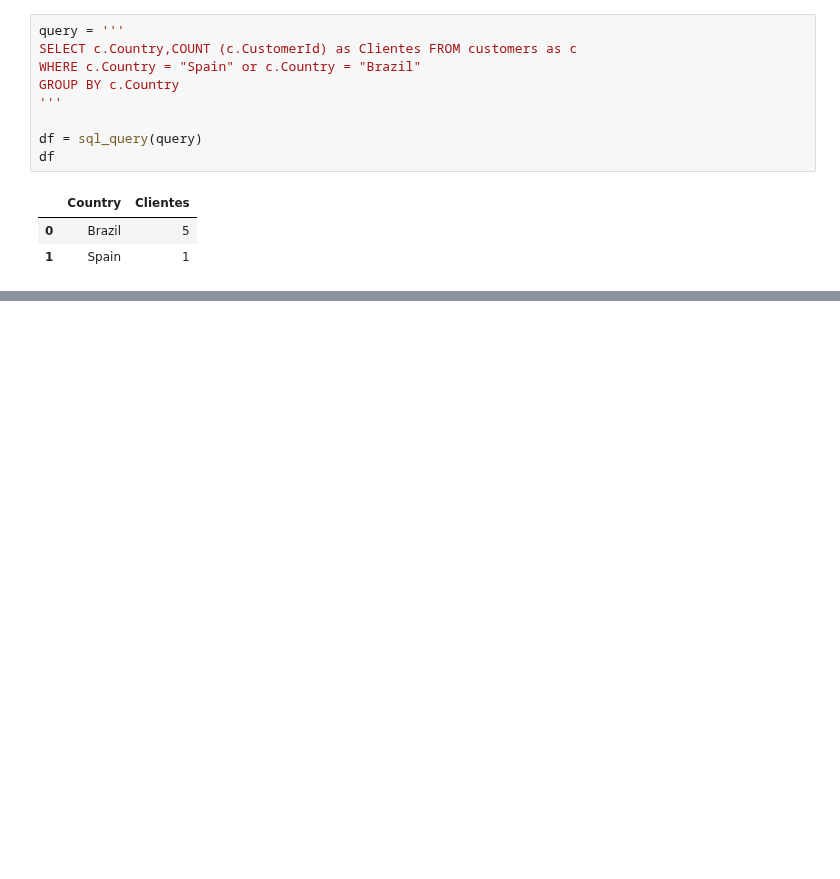
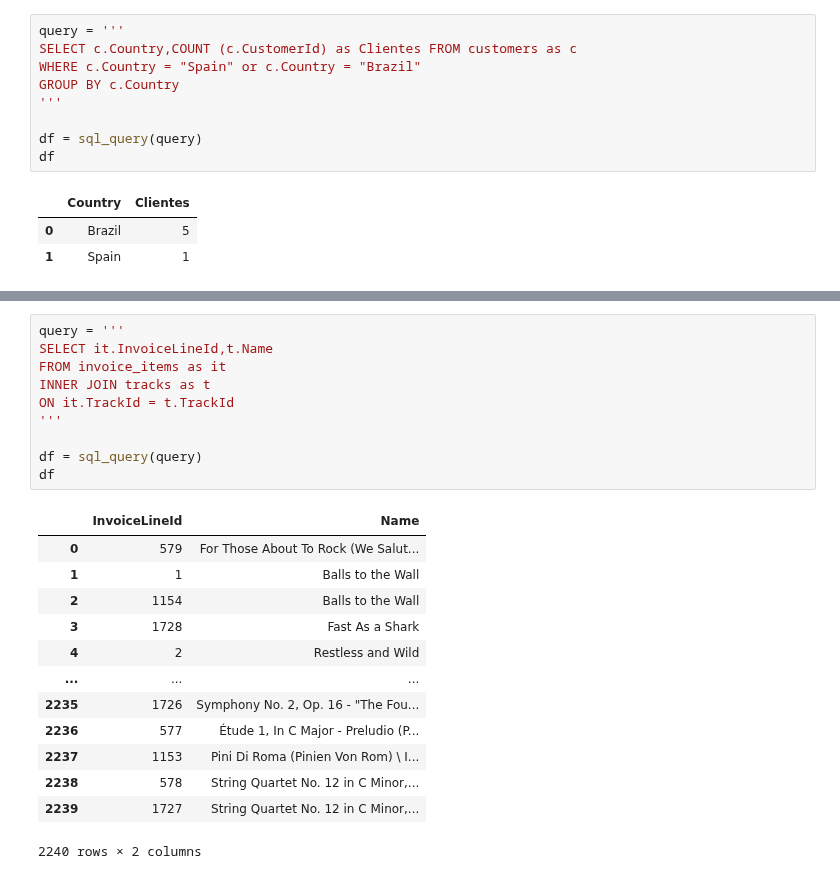
Before and after one commit to InigoLopez1999/2503_dsft_thebridge_inigolopez, a Jupyter notebook: 2-Data_Analysis/8-BBDD/SQL/Practica/1-Chinook/Ejercicio_Practico_SQL_Inigo_Lopez.ipynb, the cells around one changed output, grey strips where cells are left out. Drawn from its saved outputs; the diff is of its cells as text; blank space fills up the shorter version.

```diff
--- a/2-Data_Analysis/8-BBDD/SQL/Practica/1-Chinook/Ejercicio_Practico_SQL_Inigo_Lopez.ipynb
+++ b/2-Data_Analysis/8-BBDD/SQL/Practica/1-Chinook/Ejercicio_Practico_SQL_Inigo_Lopez.ipynb
@@ -301,0 +394,24 @@ sql_query(query)
+# %%
+query = '''
+SELECT it.InvoiceLineId,t.Name
+FROM invoice_items as it
+INNER JOIN tracks as t
+ON it.TrackId = t.TrackId
+'''
+
+df = sql_query(query)
+df
+# %% [output]
+|  | InvoiceLineId | Name |
+| 0 | 579 | For Those About To Rock (We Salut... |
+| 1 | 1 | Balls to the Wall |
+| 2 | 1154 | Balls to the Wall |
+| 3 | 1728 | Fast As a Shark |
+| 4 | 2 | Restless and Wild |
+| ... | ... | ... |
+| 2235 | 1726 | Symphony No. 2, Op. 16 - "The Fou... |
+| 2236 | 577 | Étude 1, In C Major - Preludio (P... |
+| 2237 | 1153 | Pini Di Roma (Pinien Von Rom) \ I... |
+| 2238 | 578 | String Quartet No. 12 in C Minor,... |
+| 2239 | 1727 | String Quartet No. 12 in C Minor,... |
+2240 rows × 2 columns
```
Also changed, not shown: parts of 8 cells of this notebook.
